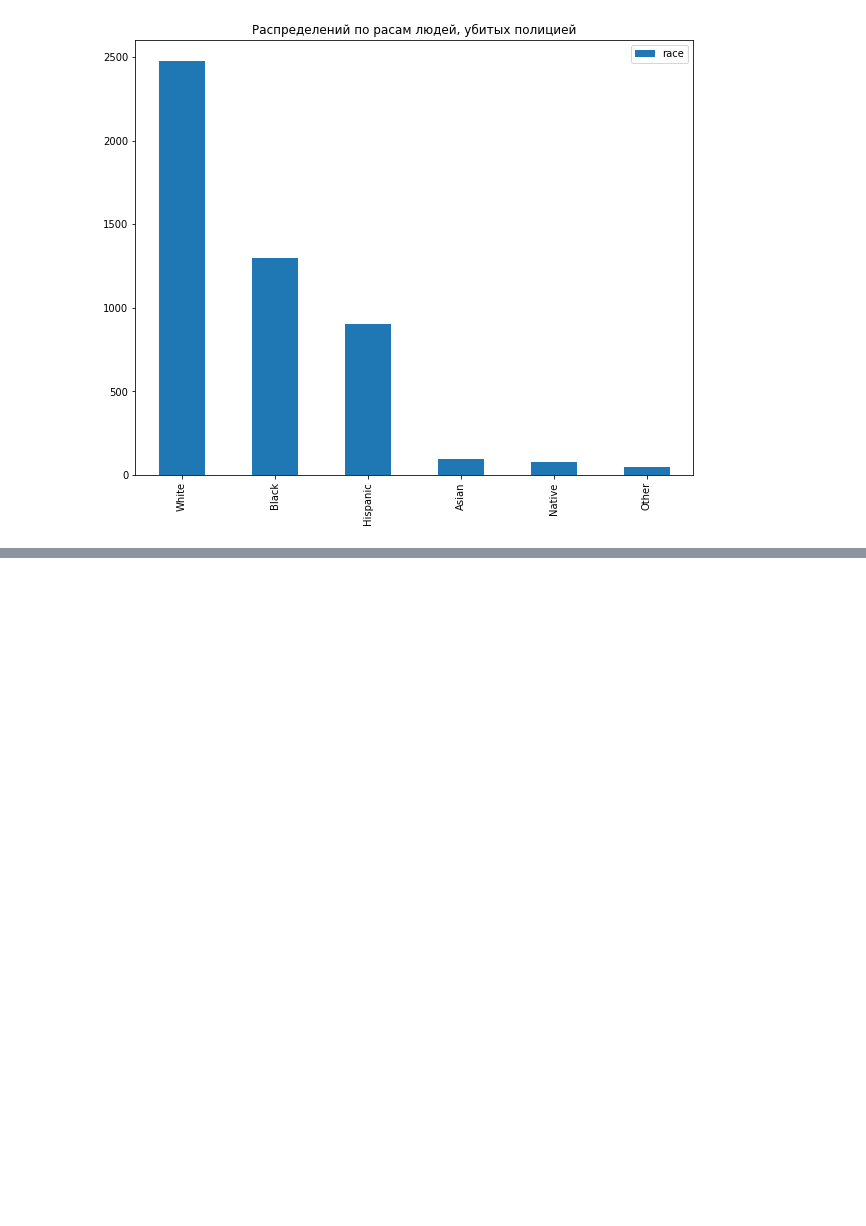
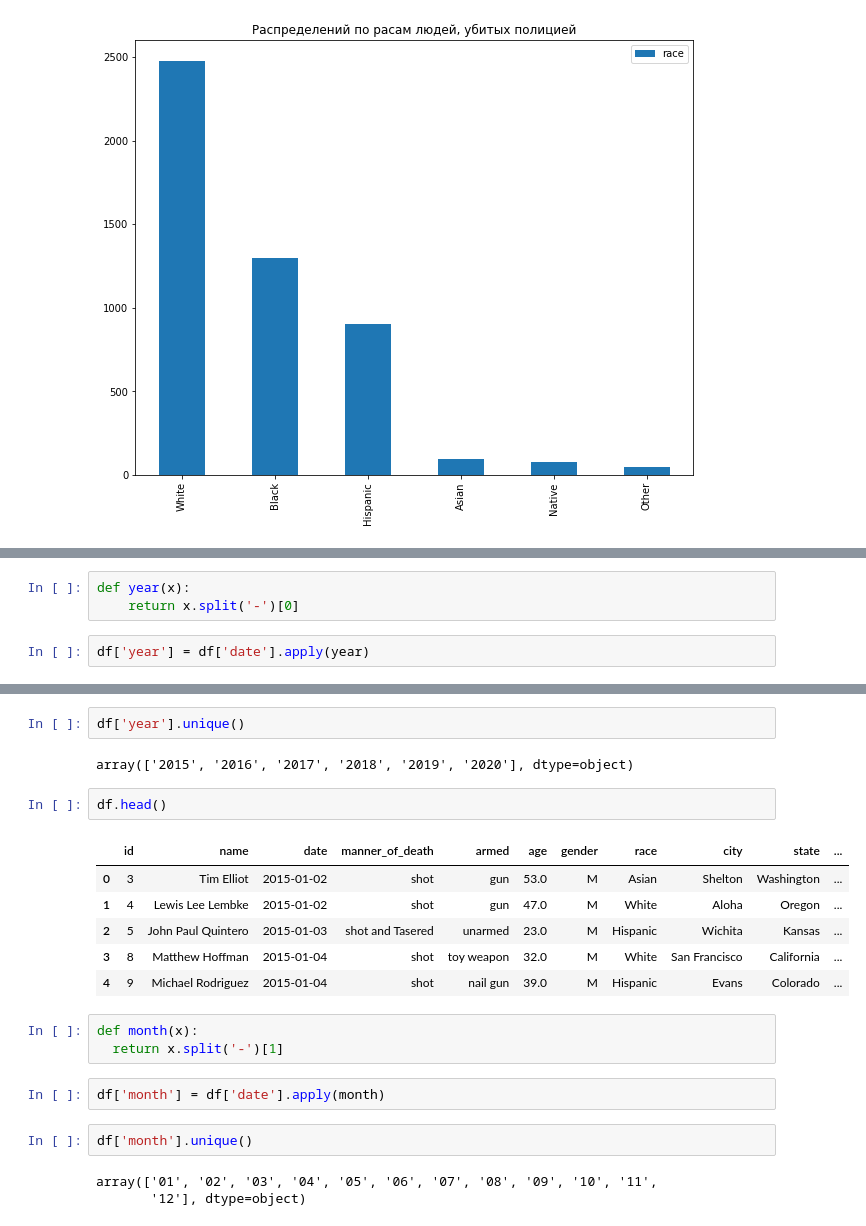
Before and after one commit to IlyaNechaev27/DS_project, a Jupyter notebook: code.ipynb, the cells around one changed output, grey strips where cells are left out. Cells and saved outputs as stored; diff of their text form; blank space fills up the shorter version.

```diff
--- a/code.ipynb
+++ b/code.ipynb
@@ -142,0 +423,5 @@ df.sort_values(by='age', ascending=True).head()
+# %%
+def year(x):
+    return x.split('-')[0]
+# %%
+df['year'] = df['date'].apply(year)
@@ -142,0 +437,23 @@ df.sort_values(by='age', ascending=True).head()
+# %%
+df['year'].unique()
+# %% [output]
+array(['2015', '2016', '2017', '2018', '2019', '2020'], dtype=object)
+# %%
+df.head()
+# %% [output]
+|  | id | name | date | manner_of_death | armed | age | gender | race | city | state | ... |
+| 0 | 3 | Tim Elliot | 2015-01-02 | shot | gun | 53.0 | M | Asian | Shelton | Washington | ... |
+| 1 | 4 | Lewis Lee Lembke | 2015-01-02 | shot | gun | 47.0 | M | White | Aloha | Oregon | ... |
+| 2 | 5 | John Paul Quintero | 2015-01-03 | shot and Tasered | unarmed | 23.0 | M | Hispanic | Wichita | Kansas | ... |
+| 3 | 8 | Matthew Hoffman | 2015-01-04 | shot | toy weapon | 32.0 | M | White | San Francisco | California | ... |
+| 4 | 9 | Michael Rodriguez | 2015-01-04 | shot | nail gun | 39.0 | M | Hispanic | Evans | Colorado | ... |
+# %%
+def month(x):
+  return x.split('-')[1]
+# %%
+df['month'] = df['date'].apply(month)
+# %%
+df['month'].unique()
+# %% [output]
+array(['01', '02', '03', '04', '05', '06', '07', '08', '09', '10', '11',
+       '12'], dtype=object)
```
Also changed, not shown: parts of 21 cells of this notebook.
